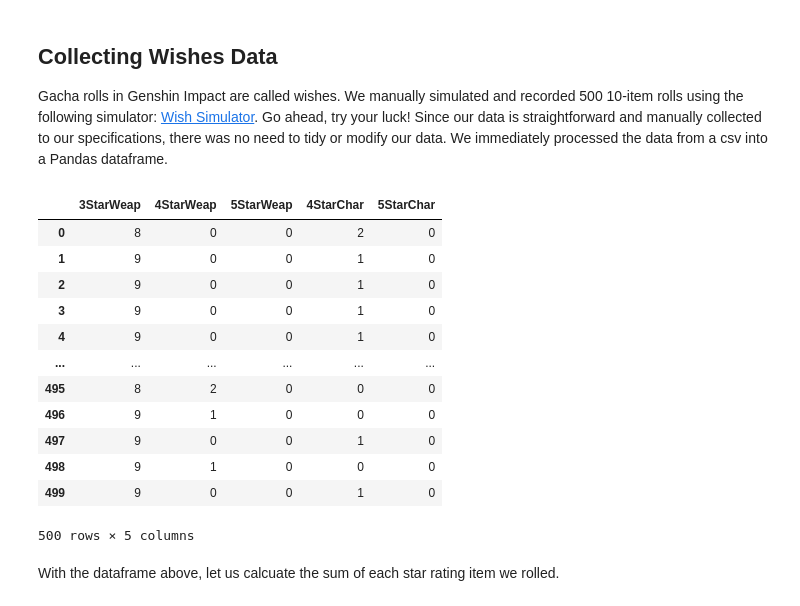
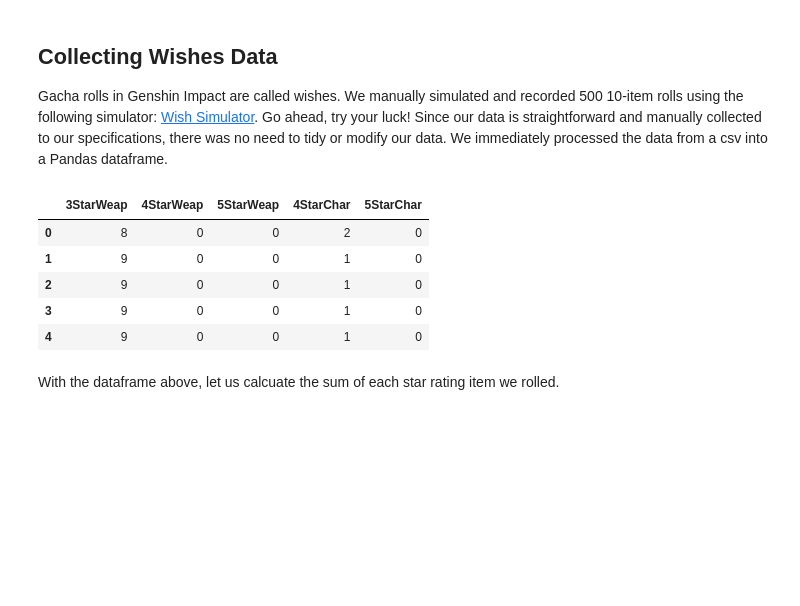
Before and after one commit to KevinW1008/KevinW1008.github.io, a Jupyter notebook: genshinimpact.ipynb, the cells around one changed output. Saved outputs shown, nothing was run; the diff lists cells and outputs as text; code cells hidden in the pictures; blank space fills up the shorter version.

```diff
--- a/genshinimpact.ipynb
+++ b/genshinimpact.ipynb
@@ -31,21 +35,14 @@ import matplotlib.pyplot as plt
 # %%
 data = pd.read_csv('data.csv')
 data = data.dropna(axis= 1)
-data
+data.head()
 # %% [output]
 |  | 3StarWeap | 4StarWeap | 5StarWeap | 4StarChar | 5StarChar |
 | 0 | 8 | 0 | 0 | 2 | 0 |
 | 1 | 9 | 0 | 0 | 1 | 0 |
 | 2 | 9 | 0 | 0 | 1 | 0 |
 | 3 | 9 | 0 | 0 | 1 | 0 |
 | 4 | 9 | 0 | 0 | 1 | 0 |
-| ... | ... | ... | ... | ... | ... |
-| 495 | 8 | 2 | 0 | 0 | 0 |
-| 496 | 9 | 1 | 0 | 0 | 0 |
-| 497 | 9 | 0 | 0 | 1 | 0 |
-| 498 | 9 | 1 | 0 | 0 | 0 |
-| 499 | 9 | 0 | 0 | 1 | 0 |
-500 rows × 5 columns
 # %% [markdown]
 With the dataframe above, let us calcuate the sum of each star rating item we rolled.
 # %%
```
Also changed, not shown: parts of 16 cells of this notebook.
